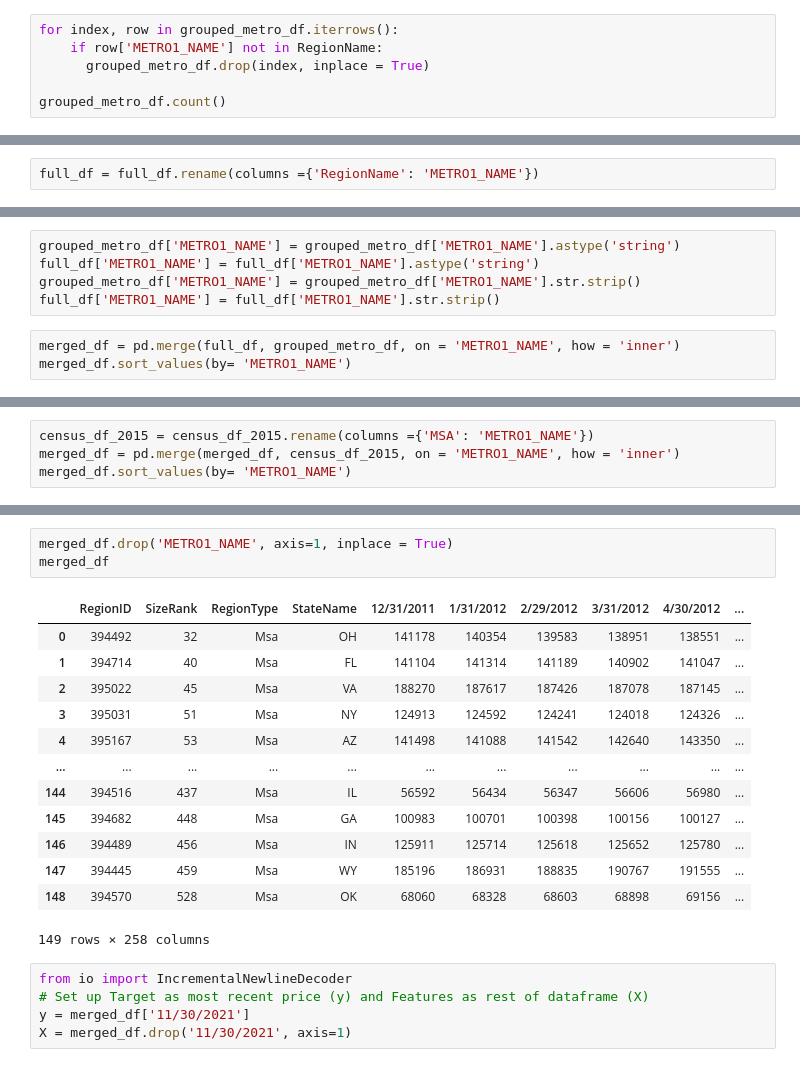
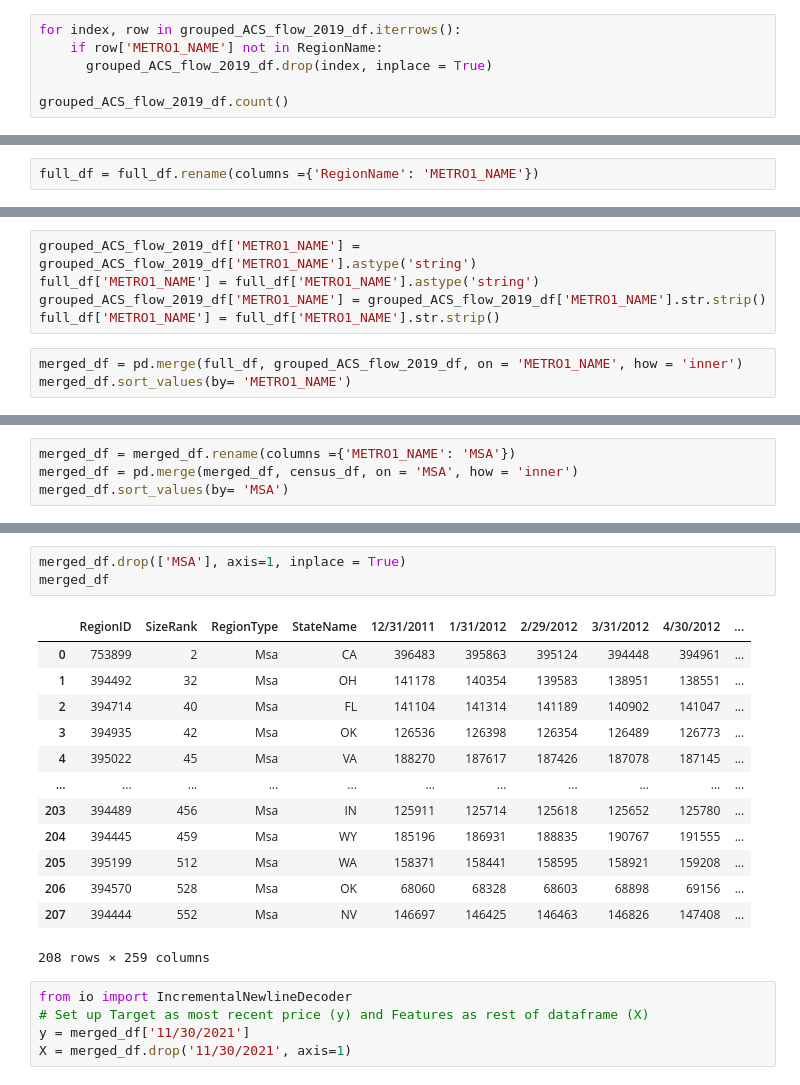
Before and after one commit to dmtiblin/Project-4-Team, a Jupyter notebook: Dianezillow_regression.ipynb, the cells around one changed output, grey strips where cells are left out. Saved outputs shown, nothing was run; the diff lists cells and outputs as text.

```diff
--- a/Dianezillow_regression.ipynb
+++ b/Dianezillow_regression.ipynb
@@ -429,9 +455,9 @@ Population Hispanic Percentage                                 353
 dtype: int64
 # %%
-for index, row in grouped_metro_df.iterrows():
+for index, row in grouped_ACS_flow_2019_df.iterrows():
     if row['METRO1_NAME'] not in RegionName:
-      grouped_metro_df.drop(index, inplace = True)
+      grouped_ACS_flow_2019_df.drop(index, inplace = True)
 
-grouped_metro_df.count()
+grouped_ACS_flow_2019_df.count()
 # %% [output]
 0
@@ -459,10 +469,10 @@ full_df
 # %%
-grouped_metro_df['METRO1_NAME'] = grouped_metro_df['METRO1_NAME'].astype('string')
+grouped_ACS_flow_2019_df['METRO1_NAME'] = grouped_ACS_flow_2019_df['METRO1_NAME'].astype('string')
 full_df['METRO1_NAME'] = full_df['METRO1_NAME'].astype('string')
-grouped_metro_df['METRO1_NAME'] = grouped_metro_df['METRO1_NAME'].str.strip()
+grouped_ACS_flow_2019_df['METRO1_NAME'] = grouped_ACS_flow_2019_df['METRO1_NAME'].str.strip()
 full_df['METRO1_NAME'] = full_df['METRO1_NAME'].str.strip()
 # %%
-merged_df = pd.merge(full_df, grouped_metro_df, on = 'METRO1_NAME', how = 'inner')
+merged_df = pd.merge(full_df, grouped_ACS_flow_2019_df, on = 'METRO1_NAME', how = 'inner')
 merged_df.sort_values(by= 'METRO1_NAME')
 # %% [output]
 |  | RegionID | SizeRank | METRO1_NAME | RegionType | StateName | 12/31/2011 | 1/31/2012 | 2/29/2012 | 3/31/2012 | ... |
@@ -481,5 +491,5 @@ merged_df.sort_values(by= 'METRO1_NAME')
 # %%
-census_df_2015 = census_df_2015.rename(columns ={'MSA': 'METRO1_NAME'})
-merged_df = pd.merge(merged_df, census_df_2015, on = 'METRO1_NAME', how = 'inner')
-merged_df.sort_values(by= 'METRO1_NAME')
+merged_df = merged_df.rename(columns ={'METRO1_NAME': 'MSA'})
+merged_df = pd.merge(merged_df, census_df, on = 'MSA', how = 'inner')
+merged_df.sort_values(by= 'MSA')
 # %% [output]
@@ -499,20 +509,20 @@ merged_df.sort_values(by= 'METRO1_NAME')
 # %%
-merged_df.drop('METRO1_NAME', axis=1, inplace = True)
+merged_df.drop(['MSA'], axis=1, inplace = True)
 merged_df
 # %% [output]
 |  | RegionID | SizeRank | RegionType | StateName | 12/31/2011 | 1/31/2012 | 2/29/2012 | 3/31/2012 | 4/30/2012 | ... |
-| 0 | 394492 | 32 | Msa | OH | 141178 | 140354 | 139583 | 138951 | 138551 | ... |
-| 1 | 394714 | 40 | Msa | FL | 141104 | 141314 | 141189 | 140902 | 141047 | ... |
-| 2 | 395022 | 45 | Msa | VA | 188270 | 187617 | 187426 | 187078 | 187145 | ... |
-| 3 | 395031 | 51 | Msa | NY | 124913 | 124592 | 124241 | 124018 | 124326 | ... |
-| 4 | 395167 | 53 | Msa | AZ | 141498 | 141088 | 141542 | 142640 | 143350 | ... |
+| 0 | 753899 | 2 | Msa | CA | 396483 | 395863 | 395124 | 394448 | 394961 | ... |
+| 1 | 394492 | 32 | Msa | OH | 141178 | 140354 | 139583 | 138951 | 138551 | ... |
+| 2 | 394714 | 40 | Msa | FL | 141104 | 141314 | 141189 | 140902 | 141047 | ... |
+| 3 | 394935 | 42 | Msa | OK | 126536 | 126398 | 126354 | 126489 | 126773 | ... |
+| 4 | 395022 | 45 | Msa | VA | 188270 | 187617 | 187426 | 187078 | 187145 | ... |
 | ... | ... | ... | ... | ... | ... | ... | ... | ... | ... | ... |
-| 144 | 394516 | 437 | Msa | IL | 56592 | 56434 | 56347 | 56606 | 56980 | ... |
-| 145 | 394682 | 448 | Msa | GA | 100983 | 100701 | 100398 | 100156 | 100127 | ... |
-| 146 | 394489 | 456 | Msa | IN | 125911 | 125714 | 125618 | 125652 | 125780 | ... |
-| 147 | 394445 | 459 | Msa | WY | 185196 | 186931 | 188835 | 190767 | 191555 | ... |
-| 148 | 394570 | 528 | Msa | OK | 68060 | 68328 | 68603 | 68898 | 69156 | ... |
+| 203 | 394489 | 456 | Msa | IN | 125911 | 125714 | 125618 | 125652 | 125780 | ... |
+| 204 | 394445 | 459 | Msa | WY | 185196 | 186931 | 188835 | 190767 | 191555 | ... |
+| 205 | 395199 | 512 | Msa | WA | 158371 | 158441 | 158595 | 158921 | 159208 | ... |
+| 206 | 394570 | 528 | Msa | OK | 68060 | 68328 | 68603 | 68898 | 69156 | ... |
+| 207 | 394444 | 552 | Msa | NV | 146697 | 146425 | 146463 | 146826 | 147408 | ... |
-149 rows × 258 columns
+208 rows × 259 columns
 # %%
 from io import IncrementalNewlineDecoder
 # Set up Target as most recent price (y) and Features as rest of dataframe (X)
```
Also changed, not shown: parts of 41 cells of this notebook.
